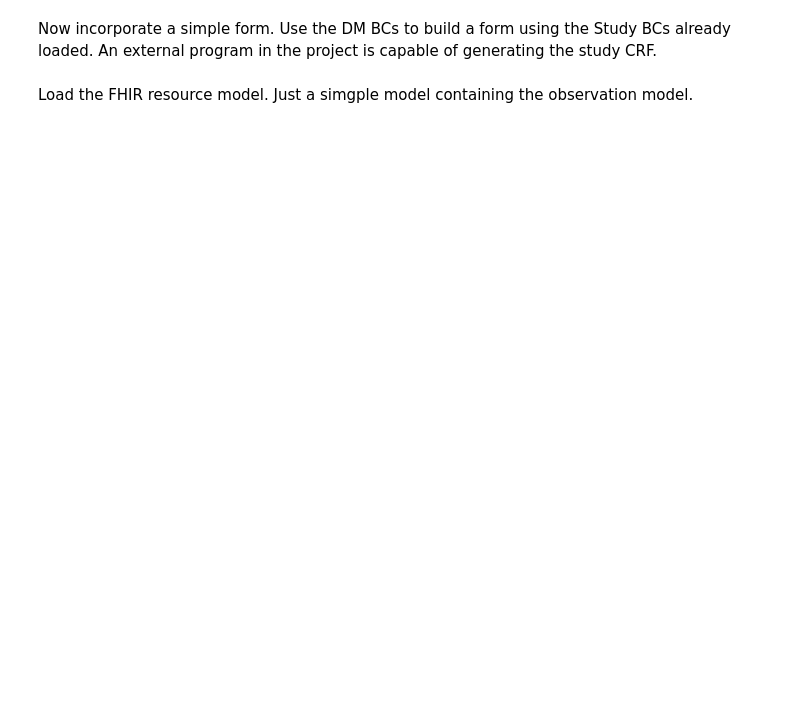
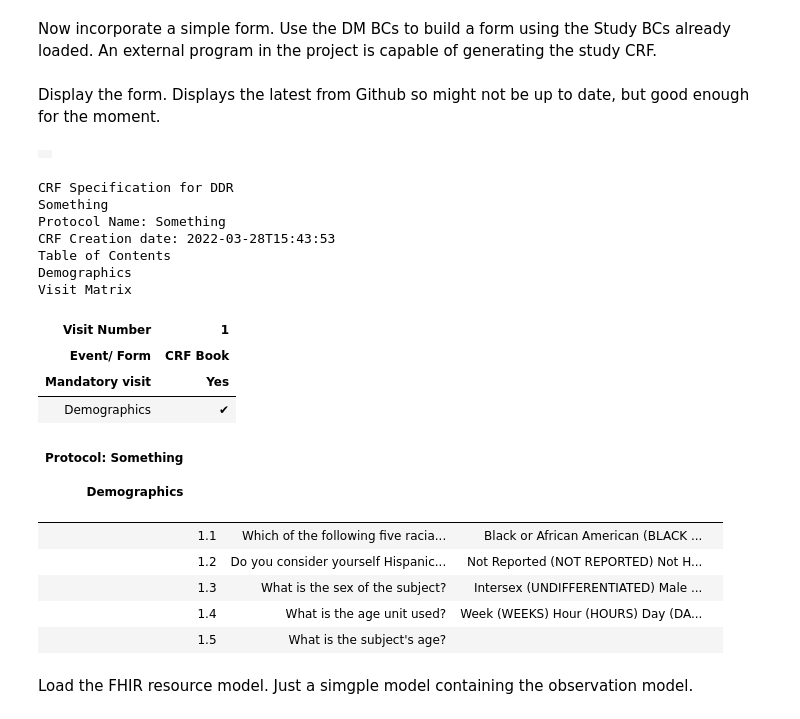
Before and after one commit to data4knowledge/biomedical_concepts, a Jupyter notebook: notebook/Biomedical_Concepts.ipynb, the cells around one changed output. Drawn from its saved outputs; the diff is of its cells as text; code cells hidden in the pictures; blank space fills up the shorter version.

```diff
--- a/notebook/Biomedical_Concepts.ipynb
+++ b/notebook/Biomedical_Concepts.ipynb
@@ -1199,6 +1253,38 @@ add_bc_to_group("Main Group", "Age")
 add_bc_to_group("Main Group", "Sex")
 add_bc_to_group("Main Group", "Ethnicity")
 add_bc_to_group("Main Group", "Race")
+# %% [markdown]
+Display the form. Displays the latest from Github so might not be up to date, but good enough for the moment.
+# %%
+from IPython.display import display, HTML
+
+file_path = "https://raw.githubusercontent.com/data4knowledge/biomedical_concepts/main/study_crf.html"
+response = urllib.request.urlopen(file_path)
+output = HTML(bytes.decode(response.read(), 'utf-8'))
+display(output)
+# %% [output]
+|  |
+CRF Specification for DDR
+Something
+Protocol Name: Something
+CRF Creation date: 2022-03-28T15:43:53
+Table of Contents
+Demographics
+Visit Matrix
+| Visit Number | 1 |
+| Event/ Form | CRF Book |
+| Mandatory visit | Yes |
+| Demographics | ✔ |
+| Protocol: Something |  |  |  |  |
+|  |  |  |  |  |
+| Demographics |  |  |  |  |
+|  |  |  |  |  |
+|  |  |  |  |  |
+|  | 1.1 | Which of the following five racia... | Black or African American (BLACK ... |  |
+|  | 1.2 | Do you consider yourself Hispanic... | Not Reported (NOT REPORTED) Not H... |  |
+|  | 1.3 | What is the sex of the subject? | Intersex (UNDIFFERENTIATED) Male ... |  |
+|  | 1.4 | What is the age unit used? | Week (WEEKS) Hour (HOURS) Day (DA... |  |
+|  | 1.5 | What is the subject's age? |  |  |
 # %% [markdown]
 Load the FHIR resource model. Just a simgple model containing the observation model.
 # %%
```
Also changed, not shown: parts of 36 cells of this notebook.
